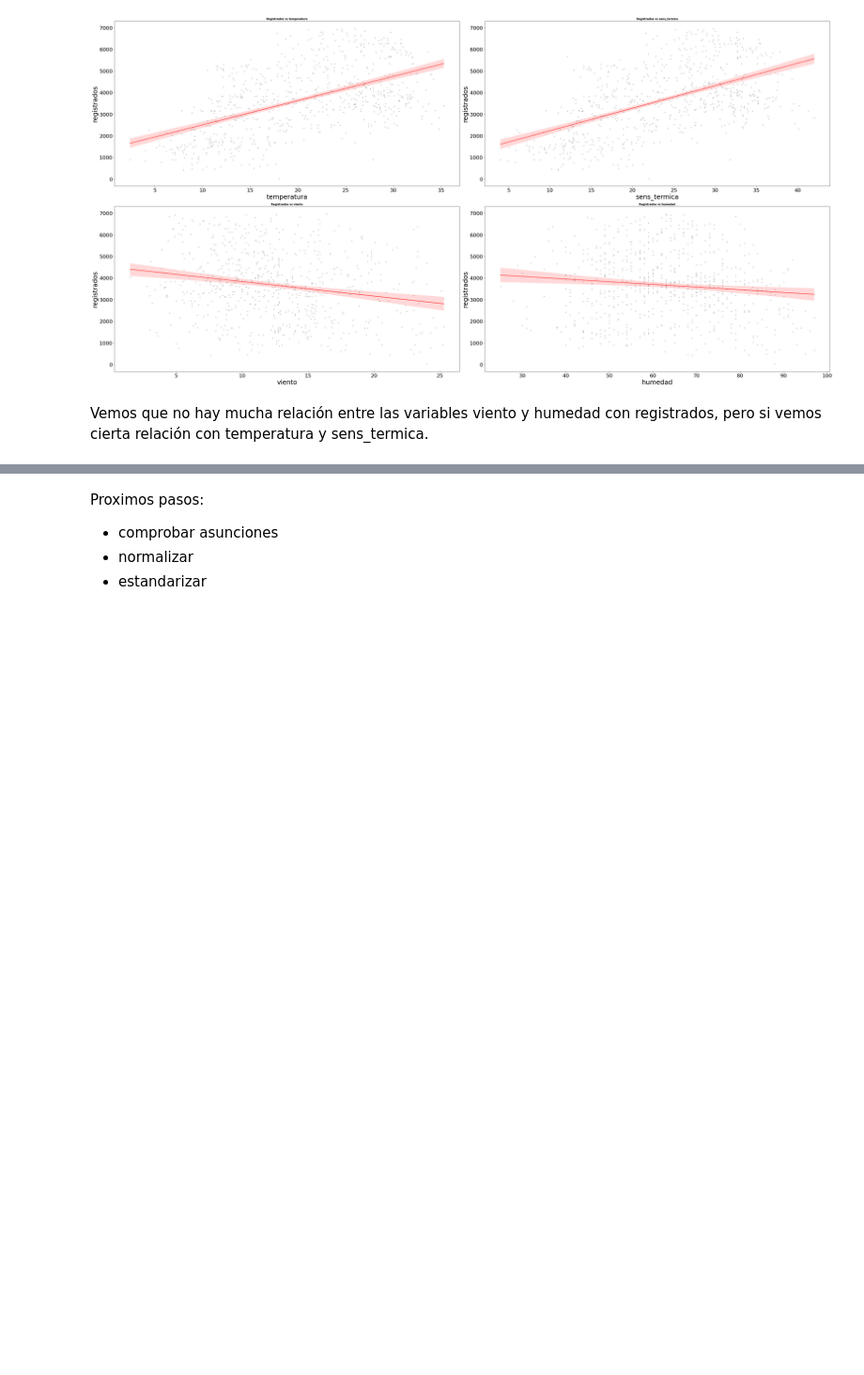
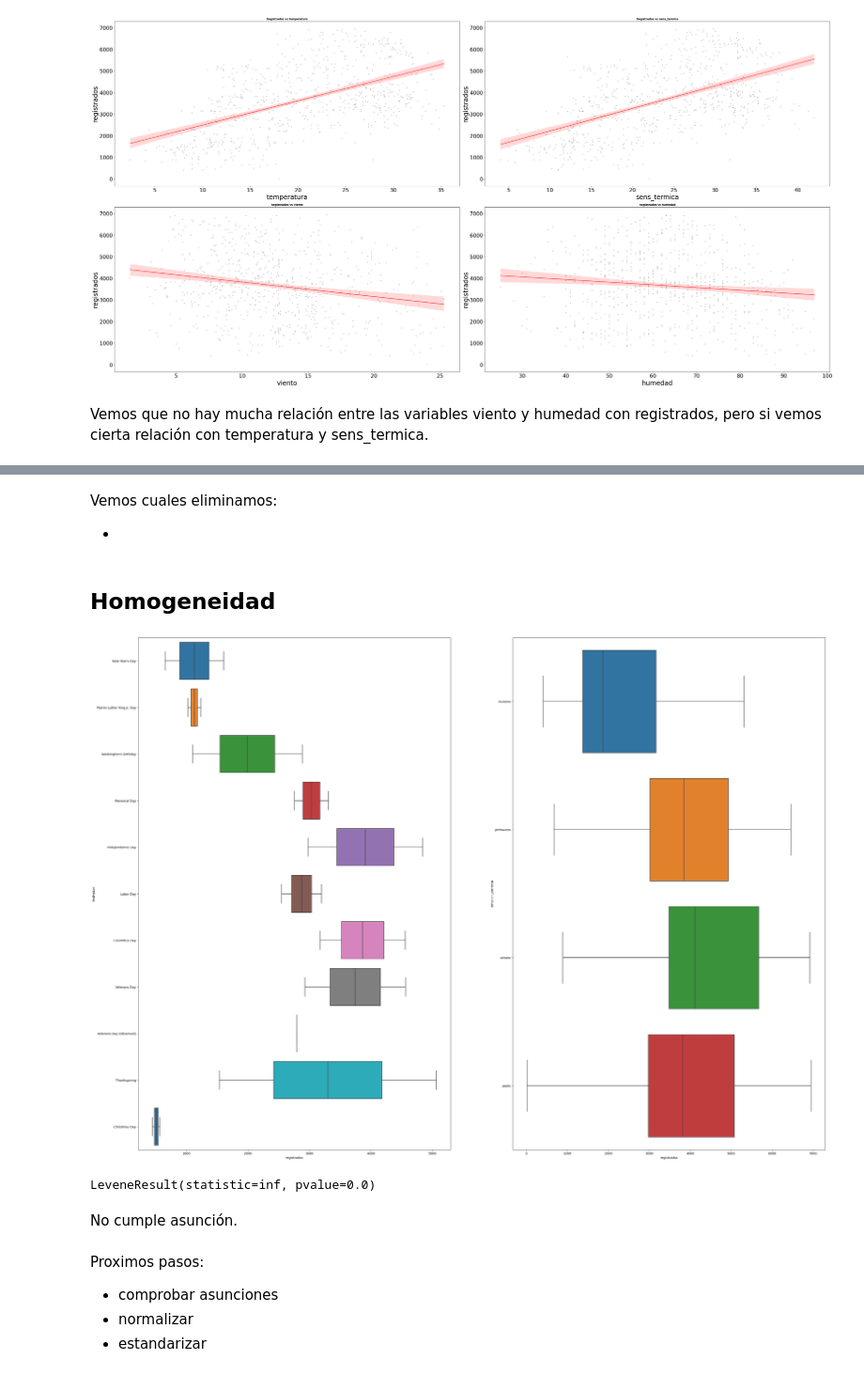
Before and after one commit to Adalab/project-da-promo-C-module-3-team-4, a Jupyter notebook: 3.exploracion_registrados.ipynb, the cells around one changed output, grey strips where cells are left out. Shown at 94% size. Saved outputs shown, nothing was run; the diff lists cells and outputs as text; code cells hidden in the pictures; blank space fills up the shorter version.

```diff
--- a/3.exploracion_registrados.ipynb
+++ b/3.exploracion_registrados.ipynb
@@ -154,0 +197,8 @@ Vemos que no hay mucha relación entre las variables viento y humedad con regist
+# %%
+for i in combinaciones:
+    crosstab, test_results, expected = rp.crosstab(df[i[0]], df[i[1]],
+                                               test= "chi-square",
+                                               expected_freqs= True,
+                                               prop= "cell")
+    print(f"INDEPENDENCIA ENTRE {i[0], i[1]} \n", test_results)
+    print("........................")
@@ -154,0 +272,23 @@ Vemos que no hay mucha relación entre las variables viento y humedad con regist
+# %% [markdown]
+Vemos cuales eliminamos:
+
+-
+# %% [markdown]
+## Homogeneidad
+# %%
+fig, axes = plt.subplots(nrows = 1, ncols = 2, figsize = (40, 30))
+
+axes = axes.flat
+
+columnas_cat = df.select_dtypes(include = ["object", "category"]).columns
+
+for i, colum in enumerate(columnas_cat):
+    sns.boxplot(
+    x       = 'registrados',
+    y       = colum,
+    data    = df,
+    palette = 'tab10',
+    ax      = axes[i]
+    )
+# %% [output]
+[figure, added]
@@ -155,3 +305,10 @@ Vemos que no hay mucha relación entre las variables viento y humedad con regist
+# %%
+levene_festivo = stats.levene(festivo["New Year's Day"], festivo['Martin Luther King Jr. Day'], festivo["Washington's Birthday"], festivo['Memorial Day'], festivo['Independence Day'], festivo['Columbus Day'], festivo['Veterans Day'], festivo['Veterans Day (Observed)'], festivo['Thanksgiving'], festivo['Christmas Day'],center='median')
+levene_festivo
+# %% [output]
+LeveneResult(statistic=inf, pvalue=0.0)
+# %% [markdown]
+No cumple asunción.
 # %% [markdown]
 Proximos pasos:
 - comprobar asunciones
```
Also changed, not shown: parts of 15 cells of this notebook.
